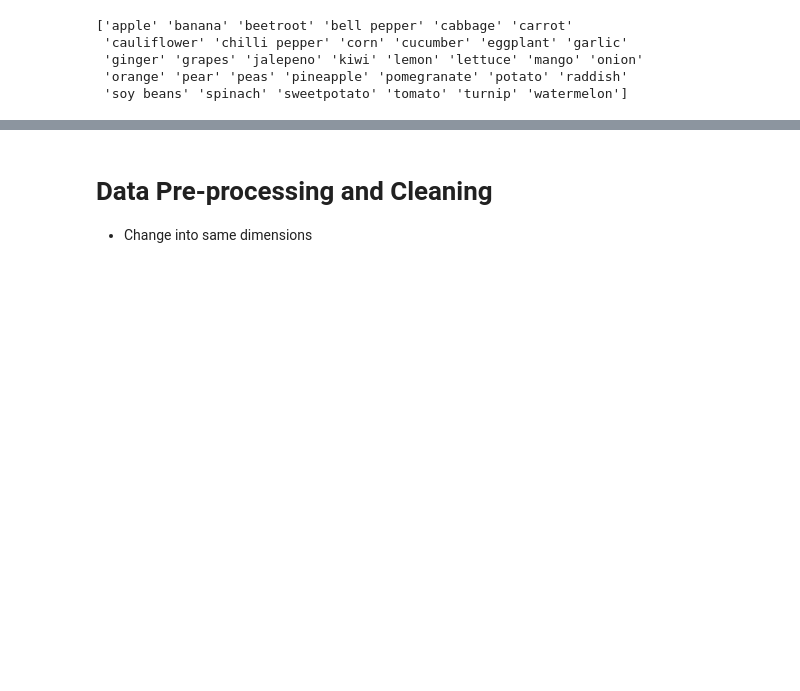
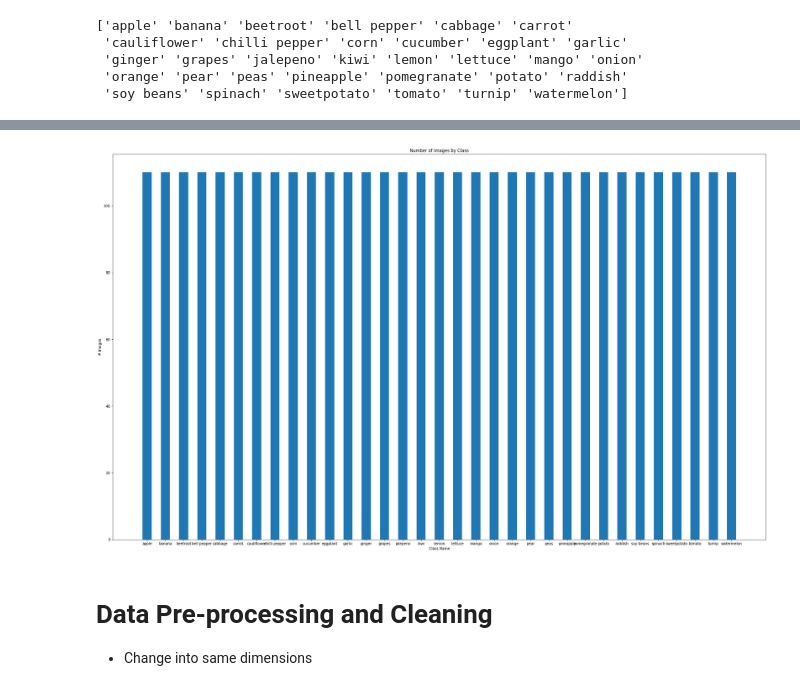
Before and after one commit to PM-cutedogpics/STINTSY-MP, a Jupyter notebook: STINTSY_MP.ipynb, the cells around one changed output, grey strips where cells are left out. Drawn from its saved outputs; the diff is of its cells as text; code cells hidden in the pictures; blank space fills up the shorter version.

```diff
--- a/STINTSY_MP.ipynb
+++ b/STINTSY_MP.ipynb
@@ -95,3 +276,14 @@ for images, labels in train_ds.take(1):
+# %%
+# Distribution of Labels
+for label in labels:
+    number_classes[label] = len(os.listdir(f'{train_dir}\\{label}'))
+f, ax = plt.subplots(figsize=(33,20)) # set the size that you'd like (width, height)
+plt.bar(number_classes.keys(), number_classes.values(), width = .5)
+plt.title("Number of Images by Class");
+plt.xlabel('Class Name');
+plt.ylabel('# Images');
+# %% [output]
+[figure, added]
 # %% [markdown]
 # Data Pre-processing and Cleaning
 - Change into same dimensions
```
Also changed, not shown: parts of 37 cells of this notebook.
